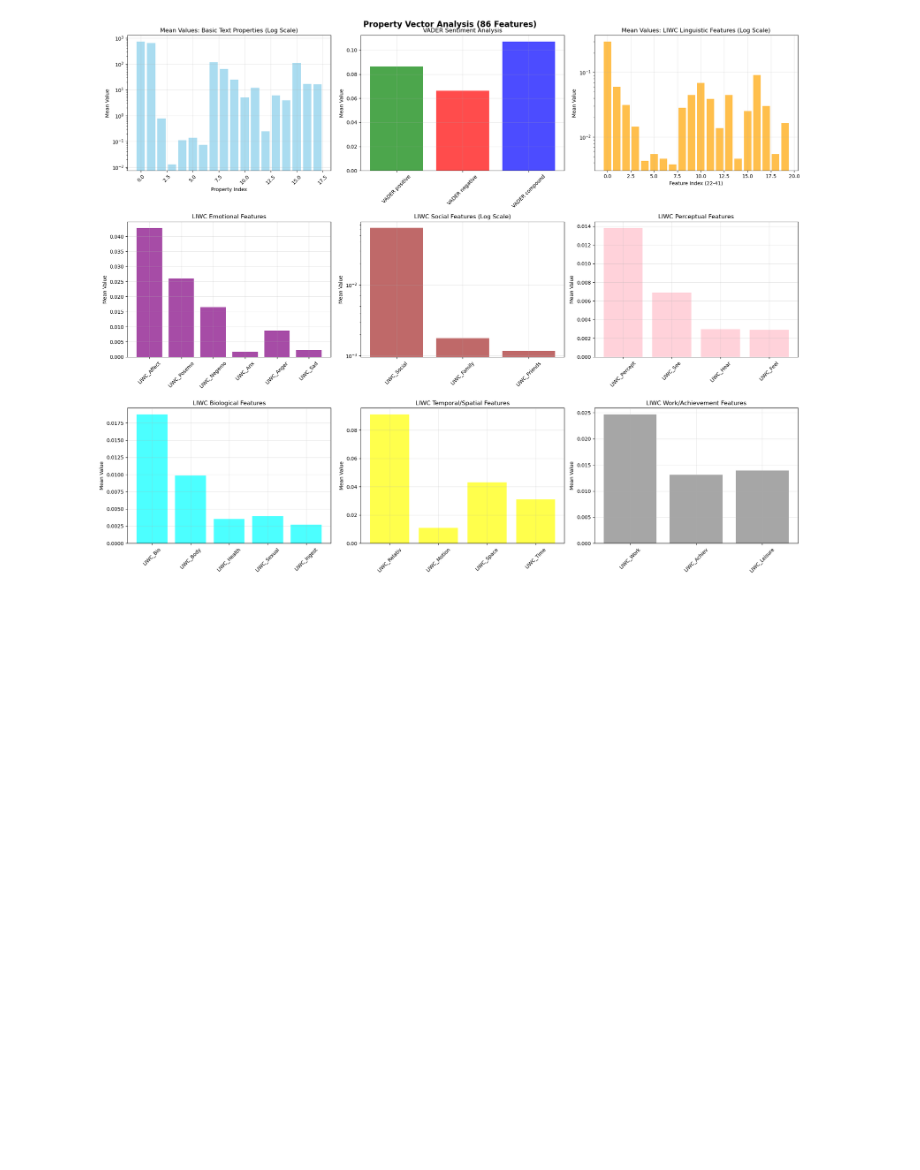
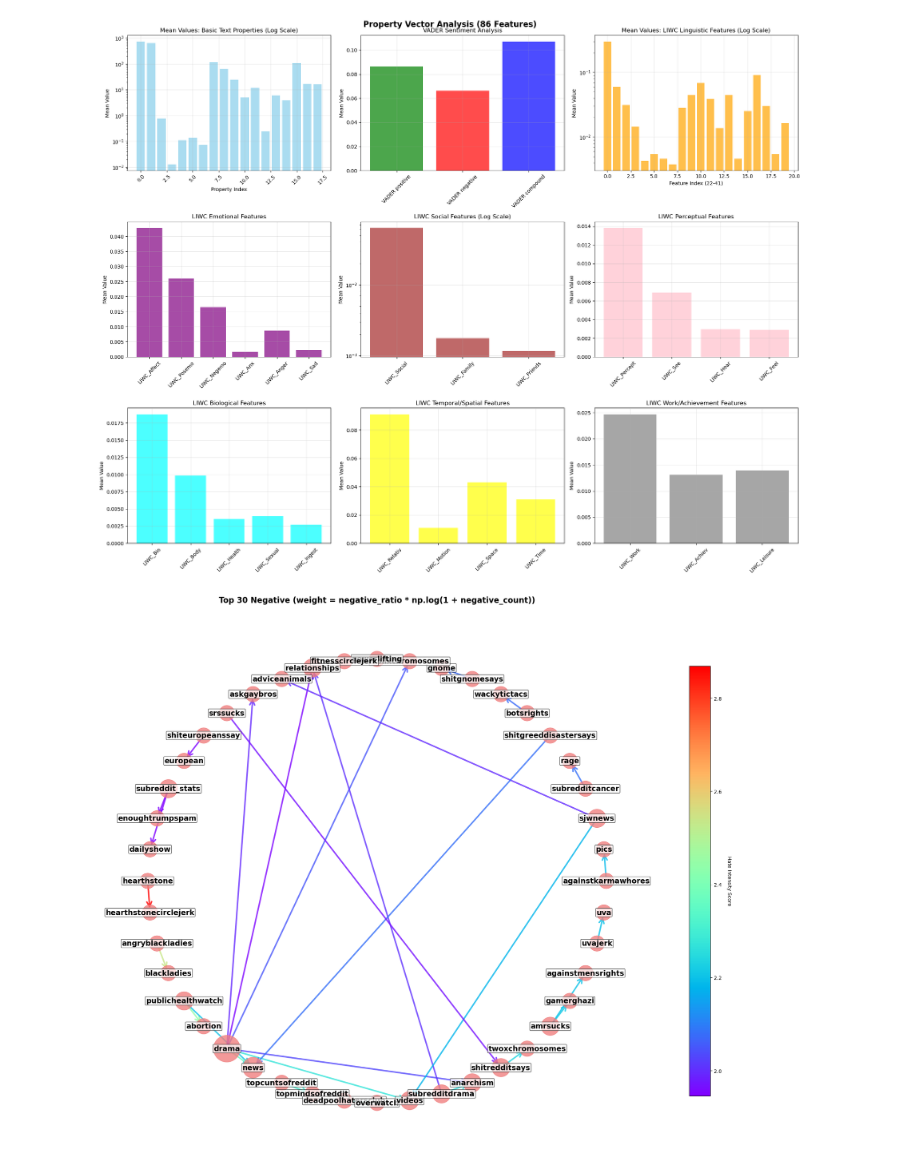
Before and after one commit to EPFLHenrik/ViralRedditCookbook, a Jupyter notebook: results.ipynb, the cells around one changed output. Saved outputs shown, nothing was run; the diff lists cells and outputs as text; code cells hidden in the pictures; blank space fills up the shorter version.

Commit message:
Added hate graph construction

```diff
--- a/results.ipynb
+++ b/results.ipynb
@@ -19,0 +23,16 @@ plot_property_vector_analysis(G, show=True)
+# %%
+from src.data.create_negative_graph import create_and_visualize_graph
+
+# The third option seems the best to me
+
+# create_and_visualize_graph(G, 'negative_frequency', top_n=30, show=True)
+# create_and_visualize_graph(G, 'relative_negative', top_n=30, show=True)
+create_and_visualize_graph(G, 'hate_intensity', top_n=30, show=True)
+# create_and_visualize_graph(G, 'negative_count', top_n=30, show=True)
+# create_and_visualize_graph(G, 'source_total_negative', top_n=30, show=True)
+# create_and_visualize_graph(G, 'source_activity_weighted', top_n=30, show=True)
+# create_and_visualize_graph(G, 'target_activity_weighted', top_n=30, show=True)
+# create_and_visualize_graph(G, 'combined_activity', top_n=30, show=True)
+# create_and_visualize_graph(G, 'subreddit_size_ratio', top_n=30, show=True)
+# %% [output]
+[figure, added]
```
Also changed, not shown: parts of 3 cells of this notebook, 12 other files.
